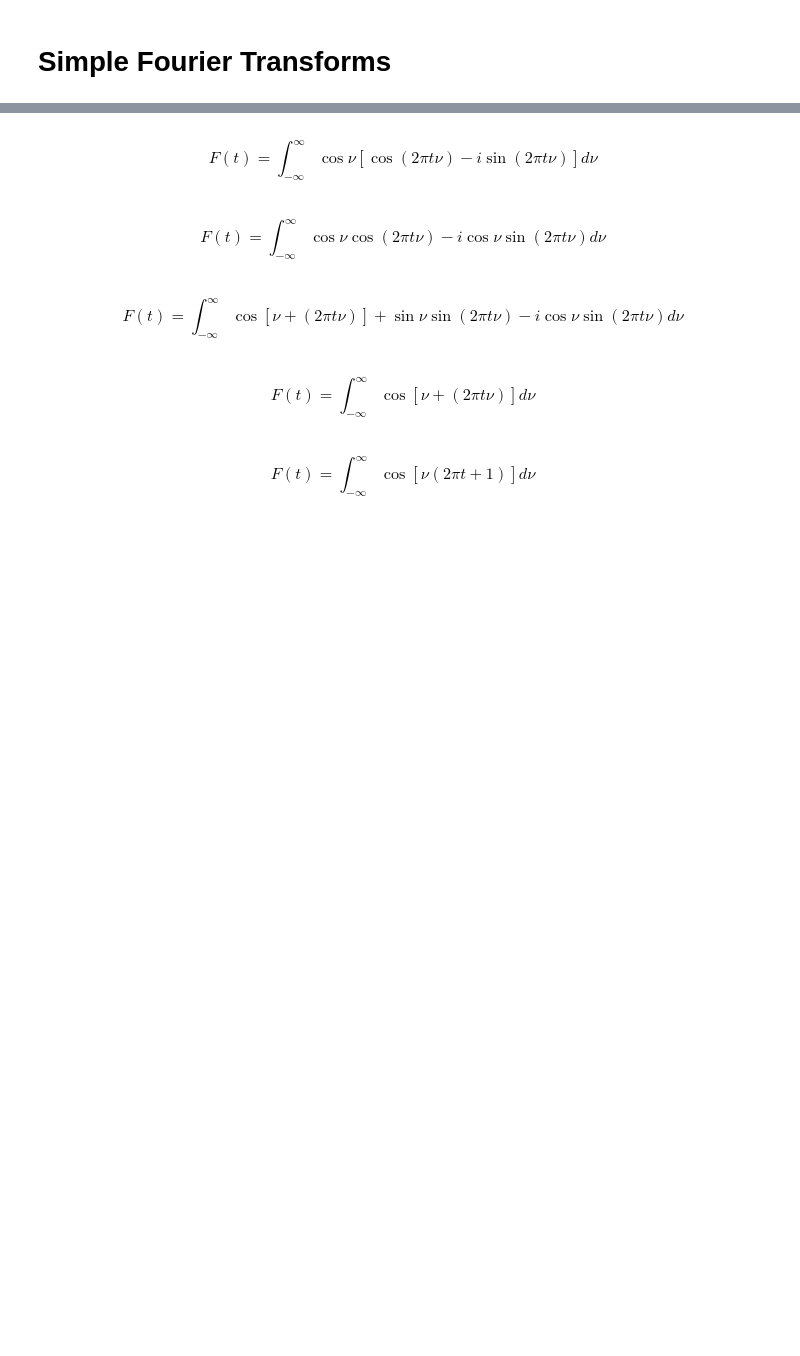
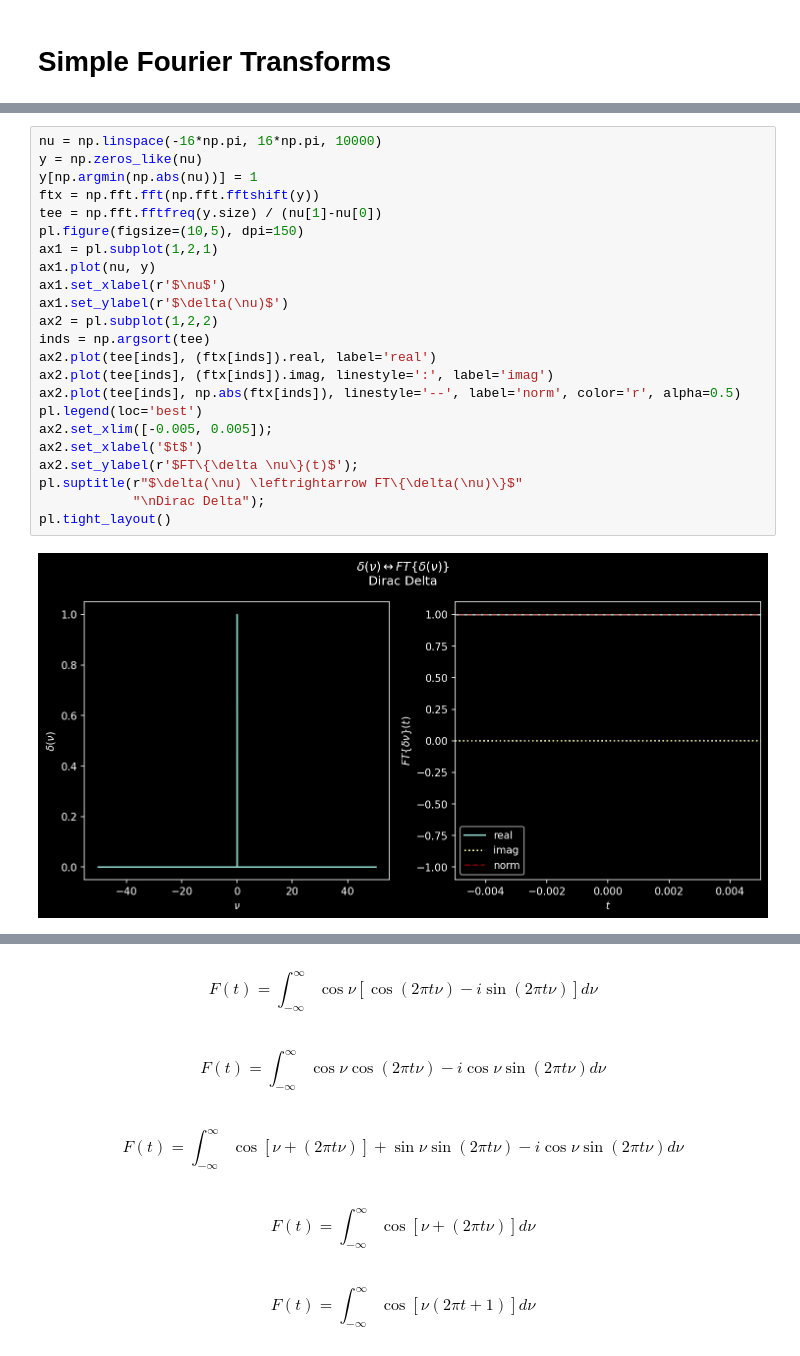
Before and after one commit to keflavich/AST4723-Public-Materials, a Jupyter notebook: FourierTransforms.ipynb, the cells around one changed output, grey strips where cells are left out. Cells and saved outputs as stored; diff of their text form; blank space fills up the shorter version.

```diff
--- a/FourierTransforms.ipynb
+++ b/FourierTransforms.ipynb
@@ -61,0 +162,25 @@ pl.plot(frq, ftx, '.')
+# %%
+nu = np.linspace(-16*np.pi, 16*np.pi, 10000)
+y = np.zeros_like(nu)
+y[np.argmin(np.abs(nu))] = 1
+ftx = np.fft.fft(np.fft.fftshift(y))
+tee = np.fft.fftfreq(y.size) / (nu[1]-nu[0])
+pl.figure(figsize=(10,5), dpi=150)
+ax1 = pl.subplot(1,2,1)
+ax1.plot(nu, y)
+ax1.set_xlabel(r'$\nu$')
+ax1.set_ylabel(r'$\delta(\nu)$')
+ax2 = pl.subplot(1,2,2)
+inds = np.argsort(tee)
+ax2.plot(tee[inds], (ftx[inds]).real, label='real')
+ax2.plot(tee[inds], (ftx[inds]).imag, linestyle=':', label='imag')
+ax2.plot(tee[inds], np.abs(ftx[inds]), linestyle='--', label='norm', color='r', alpha=0.5)
+pl.legend(loc='best')
+ax2.set_xlim([-0.005, 0.005]);
+ax2.set_xlabel('$t$')
+ax2.set_ylabel(r'$FT\{\delta \nu\}(t)$');
+pl.suptitle(r"$\delta(\nu) \leftrightarrow FT\{\delta(\nu)\}$"
+            "\nDirac Delta");
+pl.tight_layout()
+# %% [output]
+[figure, added]
```
Also changed, not shown: parts of 33 cells of this notebook, 5 other files.
